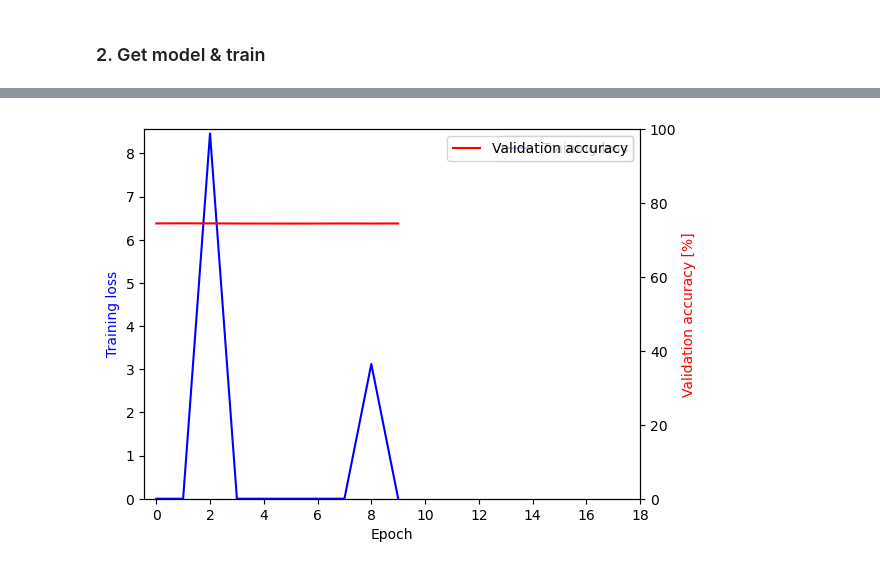
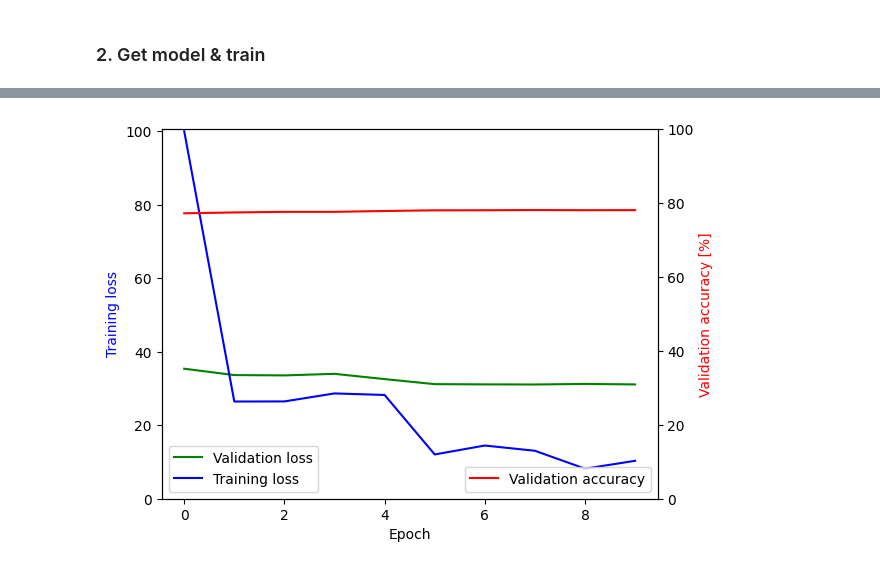
Before and after one commit to strojanski/diploma, a Jupyter notebook: rework/triplet/triplet_loss.ipynb, the cells around one changed output, grey strips where cells are left out. Drawn from its saved outputs; the diff is of its cells as text; code cells hidden in the pictures.

```diff
--- a/rework/triplet/triplet_loss.ipynb
+++ b/rework/triplet/triplet_loss.ipynb
@@ -329,0 +361,2 @@ plt.legend()
+# %%
+val_losses = [99.5542,98.5022,95.2130,98.5903,98.8151,97.7996,98.3577,98.3070,98.8736,98.4011]
@@ -330,31 +389,33 @@ plt.legend()
 # %%
 import matplotlib.pyplot as plt
 
 epoch_cutoff = np.argmin(loss_history)
-epoch_cutoff = 20
+epoch_cutoff = 10
 
 # Create a figure and primary y-axis
 fig, ax1 = plt.subplots()
+loss_history[0] = 100
 
 # Plot data on the primary y-axis
+ax1.plot(val_loss_history[:epoch_cutoff], color='green', label='Validation loss')
 ax1.plot(loss_history[:epoch_cutoff], color='blue', label='Training loss')
 ax1.set_ylabel('Training loss', color='blue')
-ax1.set_ylim(0, max(loss_history) + .1)
+ax1.set_ylim(0, max(val_losses) + 1)
 
 # Create a secondary y-axis
 ax2 = ax1.twinx()
 ax2.set_ylim(0, 100)
 
 # Plot data on the secondary y-axis
 ax2.plot(accuracy_history[:epoch_cutoff], color='red', label='Validation accuracy')
 ax2.set_ylabel('Validation accuracy [%]', color='red')
 
 # Add legend
-ax1.legend(loc='best')
-ax2.legend(loc='best')
+ax1.legend(loc='lower left')
+ax2.legend(loc='lower right')
 ax1.set_xlabel("Epoch")
 ax1.set_xticks([2 * i for i in range(epoch_cutoff // 2)])
 # Show plot
 plt.show()
 # %% [output]
-[figure, old version]
+[figure, new version]
```
Also changed, not shown: parts of 13 cells of this notebook, 16 other files.
